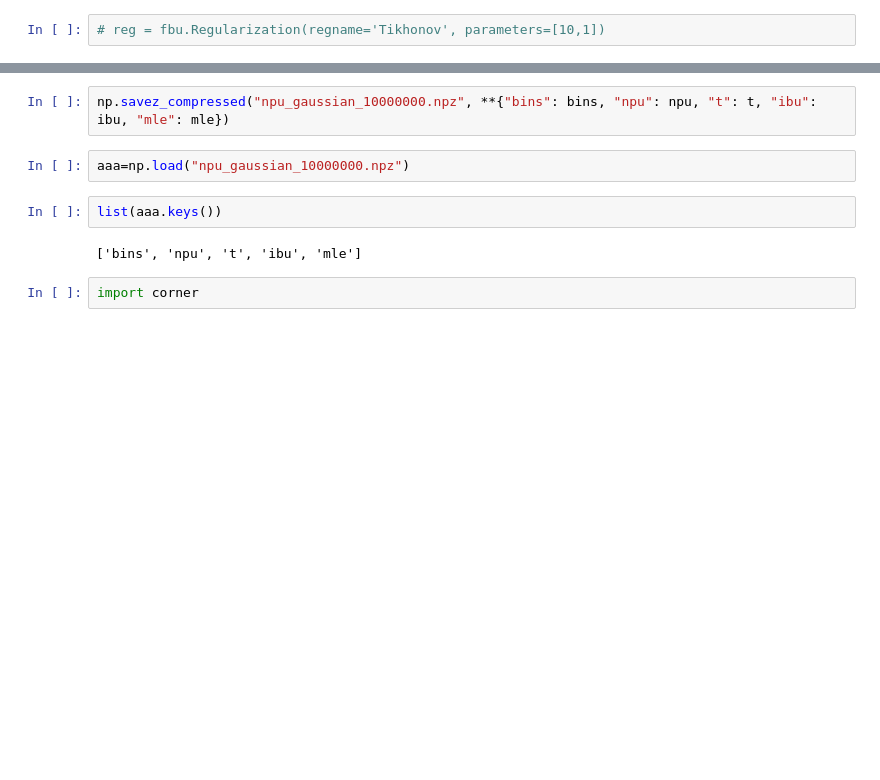
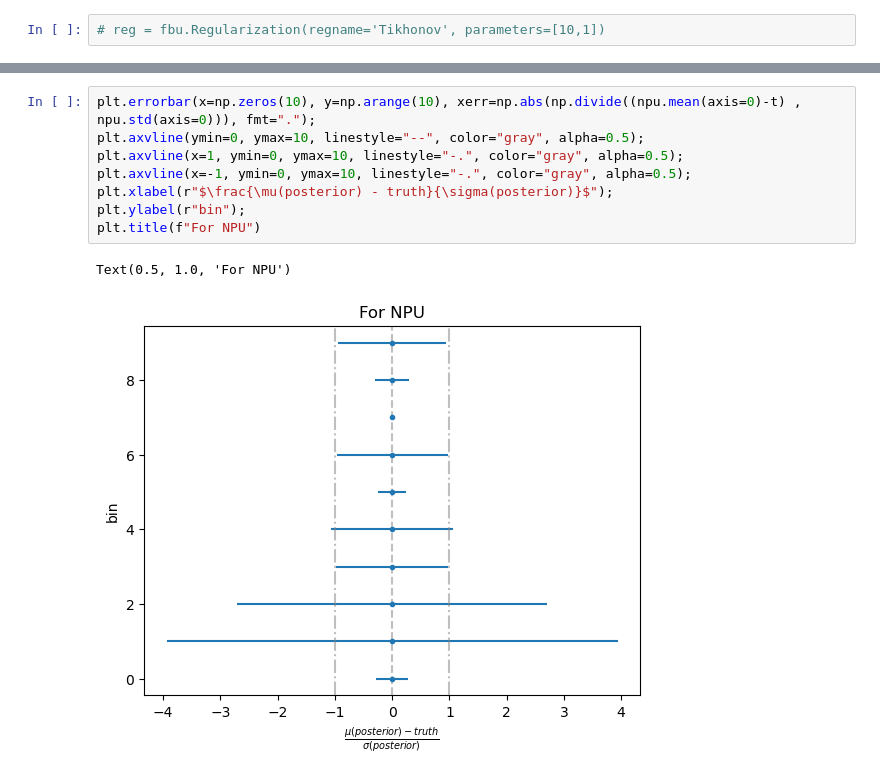
Before and after one commit to jp2555/NPU, a Jupyter notebook: scripts/NeuralPosteriorUnfolding_gaussian.ipynb, the cells around one changed output, grey strips where cells are left out. Drawn from its saved outputs; the diff is of its cells as text; blank space fills up the shorter version.

```diff
--- a/scripts/NeuralPosteriorUnfolding_gaussian.ipynb
+++ b/scripts/NeuralPosteriorUnfolding_gaussian.ipynb
@@ -276,13 +272,14 @@ Successfully installed corner-2.2.1
-# %%
-np.savez_compressed("npu_gaussian_10000000.npz", **{"bins": bins, "npu": npu, "t": t, "ibu": ibu, "mle": mle})
-# %%
-aaa=np.load("npu_gaussian_10000000.npz")
-# %%
-list(aaa.keys())
-# %% [output]
-['bins', 'npu', 't', 'ibu', 'mle']
-# %%
-import corner
+# %%
+plt.errorbar(x=np.zeros(10), y=np.arange(10), xerr=np.abs(np.divide((npu.mean(axis=0)-t) , npu.std(axis=0))), fmt=".");
+plt.axvline(ymin=0, ymax=10, linestyle="--", color="gray", alpha=0.5);
+plt.axvline(x=1, ymin=0, ymax=10, linestyle="-.", color="gray", alpha=0.5);
+plt.axvline(x=-1, ymin=0, ymax=10, linestyle="-.", color="gray", alpha=0.5);
+plt.xlabel(r"$\frac{\mu(posterior) - truth}{\sigma(posterior)}$");
+plt.ylabel(r"bin");
+plt.title(f"For NPU")
+# %% [output]
+Text(0.5, 1.0, 'For NPU')
+[figure, added]
 # %%
 figure = corner.corner(
     npu,
```
Also changed, not shown: parts of 25 cells of this notebook.
